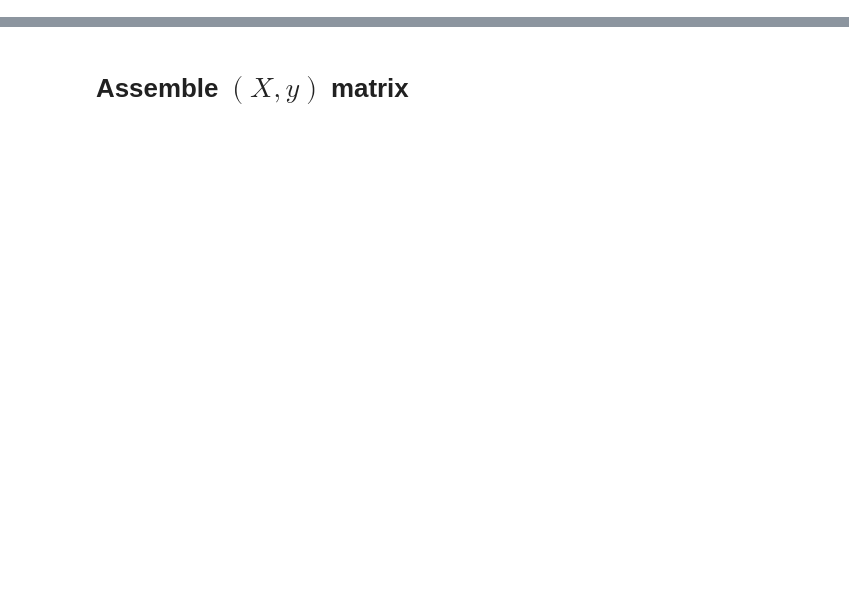
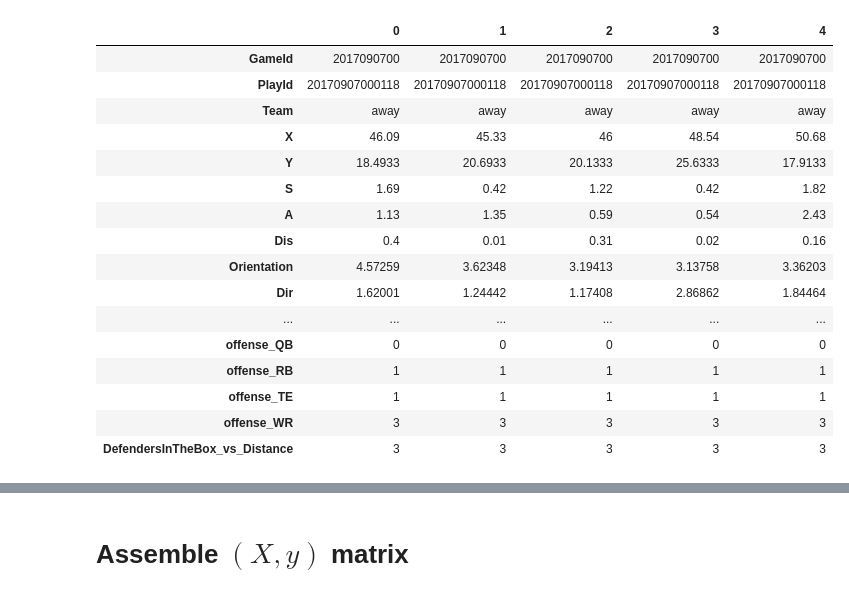
Before and after one commit to btseytlin/NFL-BIg-Data-Kaggle, a Jupyter notebook: pipeline_preprocess.ipynb, the cells around one changed output, grey strips where cells are left out. Saved outputs shown, nothing was run; the diff lists cells and outputs as text; code cells hidden in the pictures; blank space fills up the shorter version.

```diff
--- a/pipeline_preprocess.ipynb
+++ b/pipeline_preprocess.ipynb
@@ -475,0 +1,19 @@ source_play_id = train['PlayId']
+# %%
+import numpy as np
+import pandas as pd
+import matplotlib.pyplot as plt
+import matplotlib as mpl
+import seaborn as sns
+import datetime
+from kaggle.competitions import nflrush
+import tqdm
+import re
+import matplotlib.patches as patches
+
+from string import punctuation
+
+pd.set_option('display.max_rows', 500)
+pd.set_option('display.max_columns', 500)
+pd.set_option('display.width', 1000)
+sns.set_style('darkgrid')
+mpl.rcParams['figure.figsize'] = [15,10]
@@ -475,0 +52,20 @@ source_play_id = train['PlayId']
+# %%
+df.head().T
+# %% [output]
+|  | 0 | 1 | 2 | 3 | 4 |
+| GameId | 2017090700 | 2017090700 | 2017090700 | 2017090700 | 2017090700 |
+| PlayId | 20170907000118 | 20170907000118 | 20170907000118 | 20170907000118 | 20170907000118 |
+| Team | away | away | away | away | away |
+| X | 46.09 | 45.33 | 46 | 48.54 | 50.68 |
+| Y | 18.4933 | 20.6933 | 20.1333 | 25.6333 | 17.9133 |
+| S | 1.69 | 0.42 | 1.22 | 0.42 | 1.82 |
+| A | 1.13 | 1.35 | 0.59 | 0.54 | 2.43 |
+| Dis | 0.4 | 0.01 | 0.31 | 0.02 | 0.16 |
+| Orientation | 4.57259 | 3.62348 | 3.19413 | 3.13758 | 3.36203 |
+| Dir | 1.62001 | 1.24442 | 1.17408 | 2.86862 | 1.84464 |
+| ... | ... | ... | ... | ... | ... |
+| offense_QB | 0 | 0 | 0 | 0 | 0 |
+| offense_RB | 1 | 1 | 1 | 1 | 1 |
+| offense_TE | 1 | 1 | 1 | 1 | 1 |
+| offense_WR | 3 | 3 | 3 | 3 | 3 |
+| DefendersInTheBox_vs_Distance | 3 | 3 | 3 | 3 | 3 |
```
Also changed, not shown: parts of 171 cells of this notebook, 2 other files.
